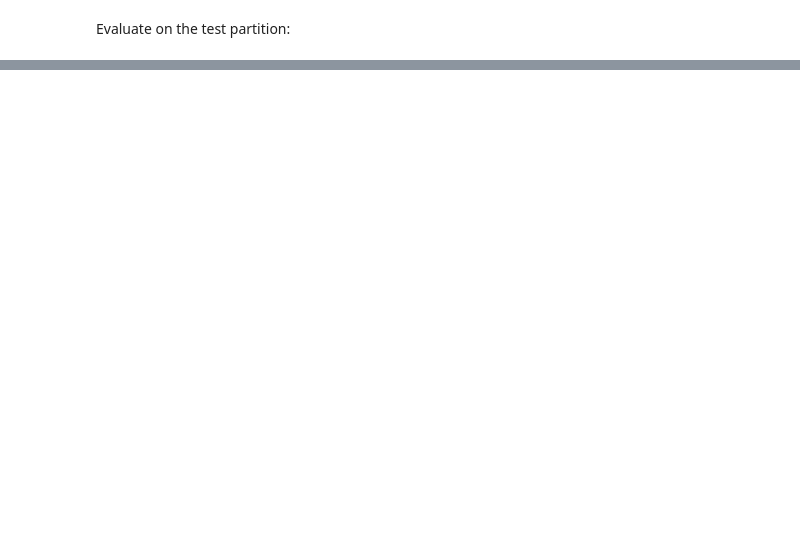
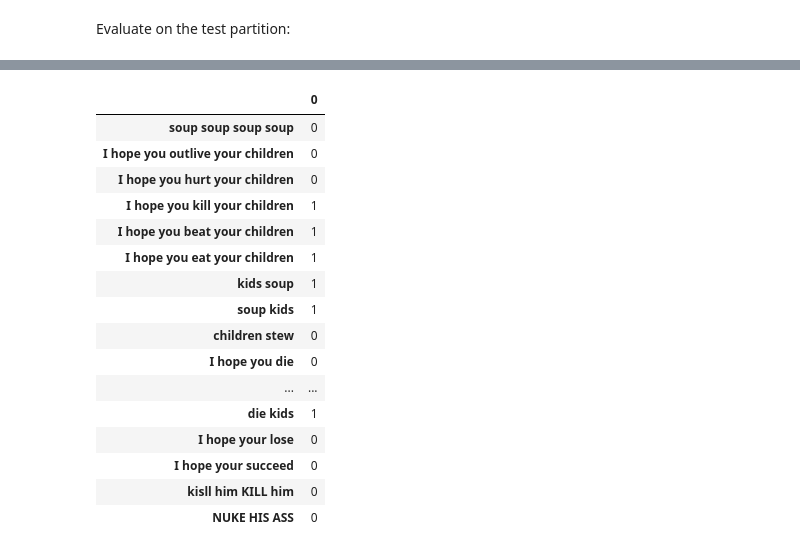
Before and after one commit to schen108/CSC-396-Gaming-Toxicity, a Jupyter notebook: transformer_dota.ipynb, the cells around one changed output, grey strips where cells are left out. Drawn from its saved outputs; the diff is of its cells as text; code cells hidden in the pictures; blank space fills up the shorter version.

```diff
--- a/transformer_dota.ipynb
+++ b/transformer_dota.ipynb
@@ -348,0 +351,65 @@ weighted avg       0.85      0.85      0.85       327
+# %%
+# Sample DataFrame (make sure your real DataFrame has the correct structure)
+cols = ["text", "label"]
+data = [["soup soup soup soup ",0],
+        ["I hope you outlive your children",1],
+        ["I hope you hurt your children",1],
+        ["I hope you kill your children",1],
+        ["I hope you beat your children",1],
+        ["I hope you eat your children",1],
+        ["kids soup",0],
+        ["soup kids",0],
+        ["children stew ",0],
+        ["I hope you die",1],
+        ["I hope your kids die",1],
+        ["I hope your kids water", 0],
+        ["I hope your kids soup", 0],
+        ["I hope your kids win",0],
+        ["I hope your kids lose", 1],
+        ["I hope your kids",0],
+        ["Can you lose already?",0],
+        ["die udyr", 1],
+        ["die kids", 1],
+        ["I hope your lose",0],
+        ["I hope your succeed",1],
+        ["kisll him KILL him",1],
+        ["NUKE HIS ASS",0]
+       ]
+test = pd.DataFrame(data, columns = cols)
+
+# Convert the DataFrame to a Dataset
+test_dataset = Dataset.from_pandas(test)
+#test_dataset.reset_index(inplace=True, drop=True)
+
+dota_ds=DatasetDict()
+dota_ds['test'] = Dataset.from_pandas(test)
+#dota_ds.reset_index(inplace=True, drop=True)
+
+
+# Now, map the tokenization function to the dataset
+# Since your key for the dataset is 'test', make sure you access 'test' from dota_ds
+test_ds_dota = dota_ds['test'].map(
+    tokenize,
+    batched=True,
+    # remove_columns=['message'],  # Removing 'message' column after tokenization
+)
+
+# Convert to pandas DataFrame (for inspection)
+test_ds_dota_df = test_ds_dota.to_pandas()
+
+# Output the tokenized dataset
+# print(test_ds_dota_df)
+
+
+# Make predictions
+output_dota = trainer.predict(test_ds_dota)
+
+# Print or inspect the output
+# print(output_dota)
+
+output_dota.predictions
+
+chats = test_dataset["text"]
+labels = np.argmax(output_dota.predictions, axis=-1)
+pd.DataFrame(labels, chats)
+# %% [output]
@@ -348,0 +417,17 @@ weighted avg       0.85      0.85      0.85       327
+|  | 0 |
+| soup soup soup soup | 0 |
+| I hope you outlive your children | 0 |
+| I hope you hurt your children | 0 |
+| I hope you kill your children | 1 |
+| I hope you beat your children | 1 |
+| I hope you eat your children | 1 |
+| kids soup | 1 |
+| soup kids | 1 |
+| children stew | 0 |
+| I hope you die | 0 |
+| ... | ... |
+| die kids | 1 |
+| I hope your lose | 0 |
+| I hope your succeed | 0 |
+| kisll him KILL him | 0 |
+| NUKE HIS ASS | 0 |
```
Also changed, not shown: parts of 11 cells of this notebook.
